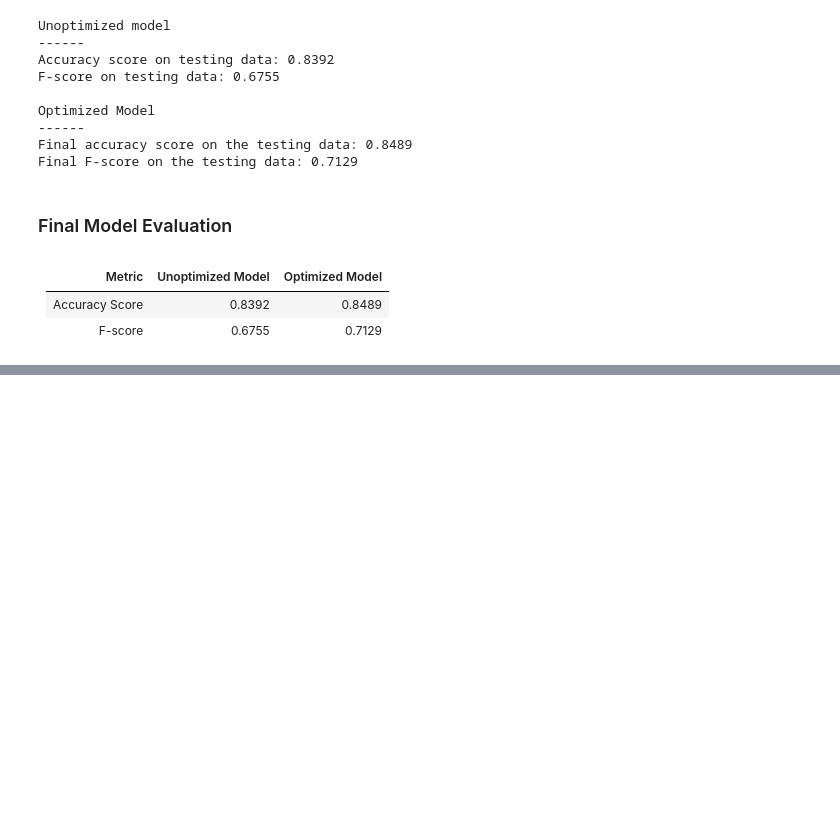
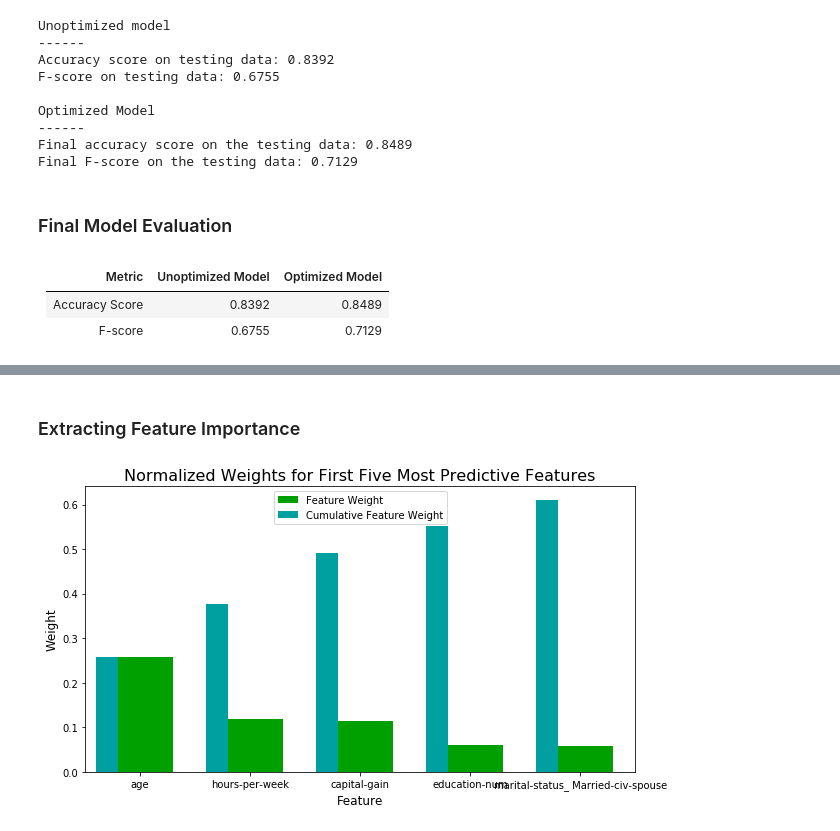
Before and after one commit to geekquad/Donors-for-Charity, a Jupyter notebook: Finding_Donors.ipynb, the cells around one changed output, grey strips where cells are left out. Drawn from its saved outputs; the diff is of its cells as text; code cells hidden in the pictures; blank space fills up the shorter version.

Commit message:
Extracting Feature Importance

```diff
--- a/Finding_Donors.ipynb
+++ b/Finding_Donors.ipynb
@@ -337,0 +353,8 @@ Final F-score on the testing data: 0.7129
+# %% [markdown]
+### Extracting Feature Importance
+# %%
+model = RandomForestClassifier().fit(X_train, y_train)
+importances = model.feature_importances_
+vs.feature_plot(importances, X_train, y_train)
+# %% [output]
+[figure, added]
```
Also changed, not shown: parts of 4 cells of this notebook.
